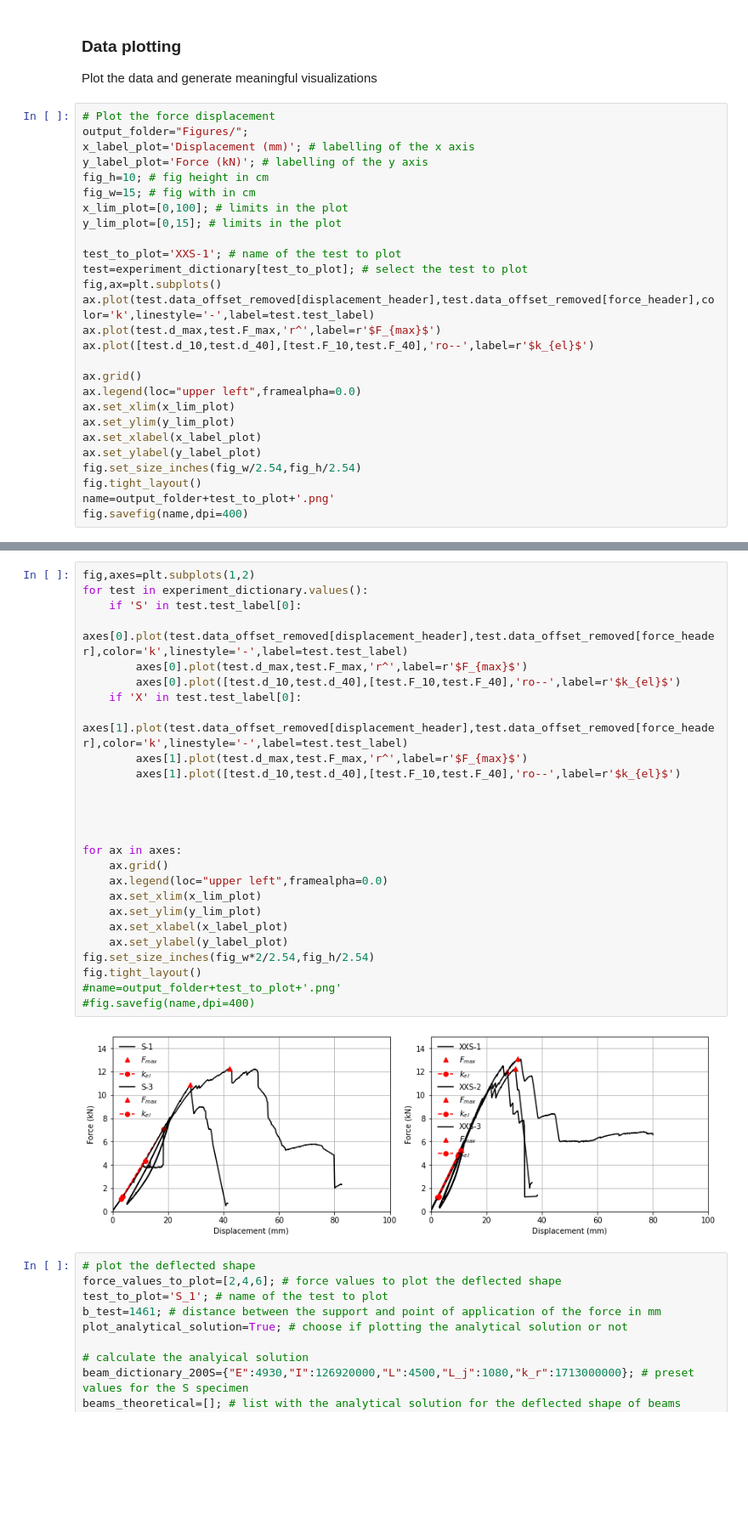
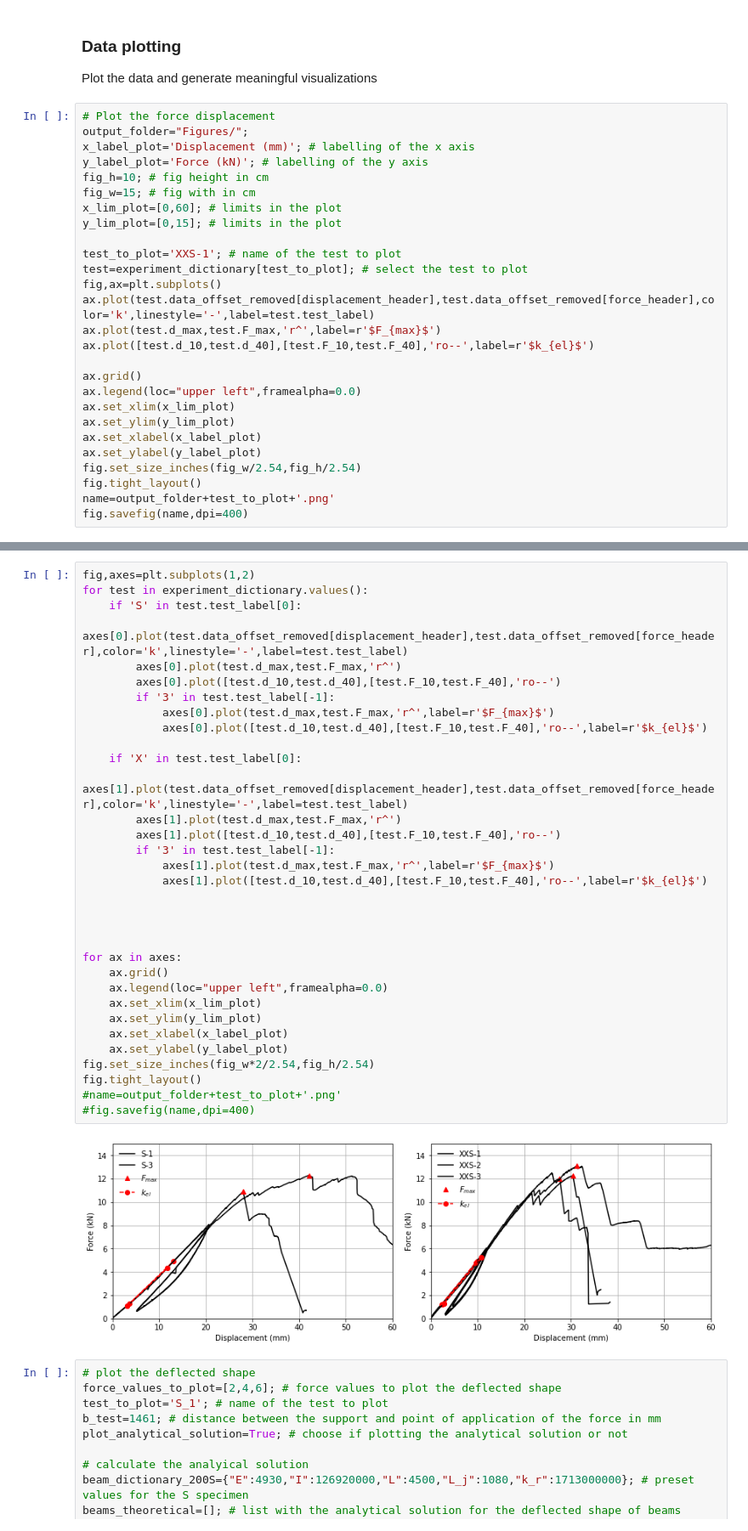
Before and after one commit to gabrielegranello/OSB_beam_testing, a Jupyter notebook: beam_postprocessing.ipynb, the cells around one changed output, grey strips where cells are left out. Shown at 85% size. Drawn from its saved outputs; the diff is of its cells as text; blank space fills up the shorter version.

```diff
--- a/beam_postprocessing.ipynb
+++ b/beam_postprocessing.ipynb
@@ -137,7 +137,7 @@ x_label_plot='Displacement (mm)'; # labelling of the x axis
 y_label_plot='Force (kN)'; # labelling of the y axis
 fig_h=10; # fig height in cm
 fig_w=15; # fig with in cm
-x_lim_plot=[0,100]; # limits in the plot
+x_lim_plot=[0,60]; # limits in the plot
 y_lim_plot=[0,15]; # limits in the plot
 
 test_to_plot='XXS-1'; # name of the test to plot
@@ -162,31 +162,38 @@ fig.savefig(name,dpi=400)
 # %%
 fig,axes=plt.subplots(1,2)
 for test in experiment_dictionary.values():
     if 'S' in test.test_label[0]:
         axes[0].plot(test.data_offset_removed[displacement_header],test.data_offset_removed[force_header],color='k',linestyle='-',label=test.test_label)
-        axes[0].plot(test.d_max,test.F_max,'r^',label=r'$F_{max}$')
-        axes[0].plot([test.d_10,test.d_40],[test.F_10,test.F_40],'ro--',label=r'$k_{el}$')
+        axes[0].plot(test.d_max,test.F_max,'r^')
+        axes[0].plot([test.d_10,test.d_40],[test.F_10,test.F_40],'ro--')
+        if '3' in test.test_label[-1]:
+            axes[0].plot(test.d_max,test.F_max,'r^',label=r'$F_{max}$')
+            axes[0].plot([test.d_10,test.d_40],[test.F_10,test.F_40],'ro--',label=r'$k_{el}$')
+
     if 'X' in test.test_label[0]:
         axes[1].plot(test.data_offset_removed[displacement_header],test.data_offset_removed[force_header],color='k',linestyle='-',label=test.test_label)
-        axes[1].plot(test.d_max,test.F_max,'r^',label=r'$F_{max}$')
-        axes[1].plot([test.d_10,test.d_40],[test.F_10,test.F_40],'ro--',label=r'$k_{el}$')
+        axes[1].plot(test.d_max,test.F_max,'r^')
+        axes[1].plot([test.d_10,test.d_40],[test.F_10,test.F_40],'ro--')
+        if '3' in test.test_label[-1]:
+            axes[1].plot(test.d_max,test.F_max,'r^',label=r'$F_{max}$')
+            axes[1].plot([test.d_10,test.d_40],[test.F_10,test.F_40],'ro--',label=r'$k_{el}$')
 
 
 
 
 for ax in axes:
     ax.grid()
     ax.legend(loc="upper left",framealpha=0.0)
     ax.set_xlim(x_lim_plot)
     ax.set_ylim(y_lim_plot)
     ax.set_xlabel(x_label_plot)
     ax.set_ylabel(y_label_plot)
 fig.set_size_inches(fig_w*2/2.54,fig_h/2.54)
 fig.tight_layout()
 #name=output_folder+test_to_plot+'.png'
 #fig.savefig(name,dpi=400)
 # %% [output]
-[figure, old version]
+[figure, new version]
 # %%
 # plot the deflected shape
 force_values_to_plot=[2,4,6]; # force values to plot the deflected shape
```
Also changed, not shown: parts of 1 cell of this notebook.
